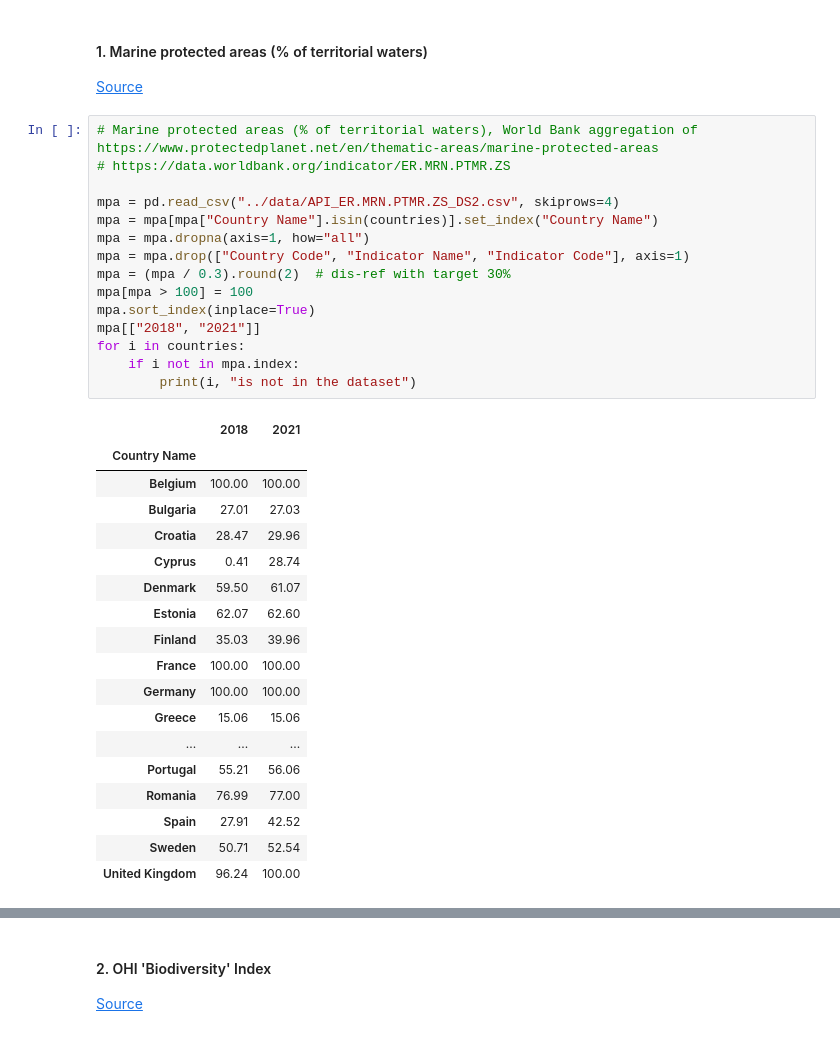
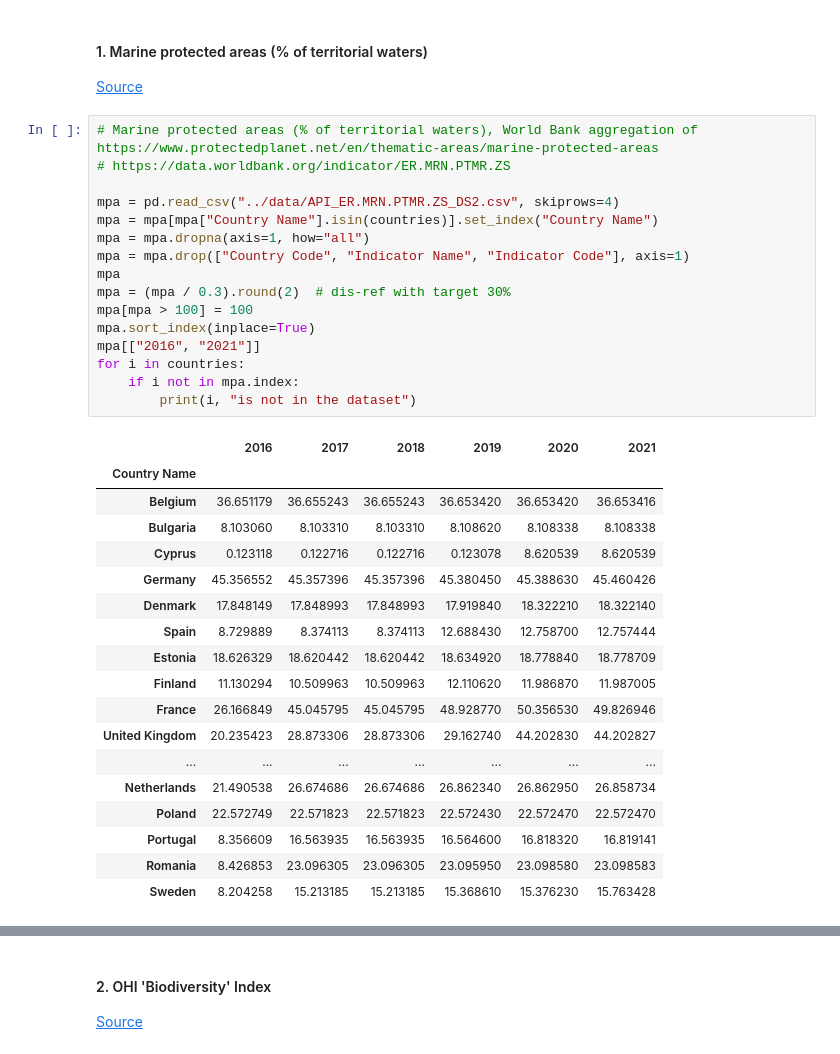
Before and after one commit to isaldiviagonzatti/sdg14, a Jupyter notebook: code/exploreSDG14.ipynb, the cells around one changed output, grey strips where cells are left out. Drawn from its saved outputs; the diff is of its cells as text.

```diff
--- a/code/exploreSDG14.ipynb
+++ b/code/exploreSDG14.ipynb
@@ -830,34 +830,35 @@ We consider two indicators:
 # %%
 # Marine protected areas (% of territorial waters), World Bank aggregation of https://www.protectedplanet.net/en/thematic-areas/marine-protected-areas
 # https://data.worldbank.org/indicator/ER.MRN.PTMR.ZS
 
 mpa = pd.read_csv("../data/API_ER.MRN.PTMR.ZS_DS2.csv", skiprows=4)
 mpa = mpa[mpa["Country Name"].isin(countries)].set_index("Country Name")
 mpa = mpa.dropna(axis=1, how="all")
 mpa = mpa.drop(["Country Code", "Indicator Name", "Indicator Code"], axis=1)
+mpa
 mpa = (mpa / 0.3).round(2)  # dis-ref with target 30%
 mpa[mpa > 100] = 100
 mpa.sort_index(inplace=True)
-mpa[["2018", "2021"]]
+mpa[["2016", "2021"]]
 for i in countries:
     if i not in mpa.index:
         print(i, "is not in the dataset")
 # %% [output]
-|  | 2018 | 2021 |
-| Country Name |  |  |
-| Belgium | 100.00 | 100.00 |
-| Bulgaria | 27.01 | 27.03 |
-| Croatia | 28.47 | 29.96 |
-| Cyprus | 0.41 | 28.74 |
-| Denmark | 59.50 | 61.07 |
-| Estonia | 62.07 | 62.60 |
-| Finland | 35.03 | 39.96 |
-| France | 100.00 | 100.00 |
-| Germany | 100.00 | 100.00 |
-| Greece | 15.06 | 15.06 |
-| ... | ... | ... |
-| Portugal | 55.21 | 56.06 |
-| Romania | 76.99 | 77.00 |
-| Spain | 27.91 | 42.52 |
-| Sweden | 50.71 | 52.54 |
-| United Kingdom | 96.24 | 100.00 |
+|  | 2016 | 2017 | 2018 | 2019 | 2020 | 2021 |
+| Country Name |  |  |  |  |  |  |
+| Belgium | 36.651179 | 36.655243 | 36.655243 | 36.653420 | 36.653420 | 36.653416 |
+| Bulgaria | 8.103060 | 8.103310 | 8.103310 | 8.108620 | 8.108338 | 8.108338 |
+| Cyprus | 0.123118 | 0.122716 | 0.122716 | 0.123078 | 8.620539 | 8.620539 |
+| Germany | 45.356552 | 45.357396 | 45.357396 | 45.380450 | 45.388630 | 45.460426 |
+| Denmark | 17.848149 | 17.848993 | 17.848993 | 17.919840 | 18.322210 | 18.322140 |
+| Spain | 8.729889 | 8.374113 | 8.374113 | 12.688430 | 12.758700 | 12.757444 |
+| Estonia | 18.626329 | 18.620442 | 18.620442 | 18.634920 | 18.778840 | 18.778709 |
+| Finland | 11.130294 | 10.509963 | 10.509963 | 12.110620 | 11.986870 | 11.987005 |
+| France | 26.166849 | 45.045795 | 45.045795 | 48.928770 | 50.356530 | 49.826946 |
+| United Kingdom | 20.235423 | 28.873306 | 28.873306 | 29.162740 | 44.202830 | 44.202827 |
+| ... | ... | ... | ... | ... | ... | ... |
+| Netherlands | 21.490538 | 26.674686 | 26.674686 | 26.862340 | 26.862950 | 26.858734 |
+| Poland | 22.572749 | 22.571823 | 22.571823 | 22.572430 | 22.572470 | 22.572470 |
+| Portugal | 8.356609 | 16.563935 | 16.563935 | 16.564600 | 16.818320 | 16.819141 |
+| Romania | 8.426853 | 23.096305 | 23.096305 | 23.095950 | 23.098580 | 23.098583 |
+| Sweden | 8.204258 | 15.213185 | 15.213185 | 15.368610 | 15.376230 | 15.763428 |
```
Also changed, not shown: parts of 3 cells of this notebook.
